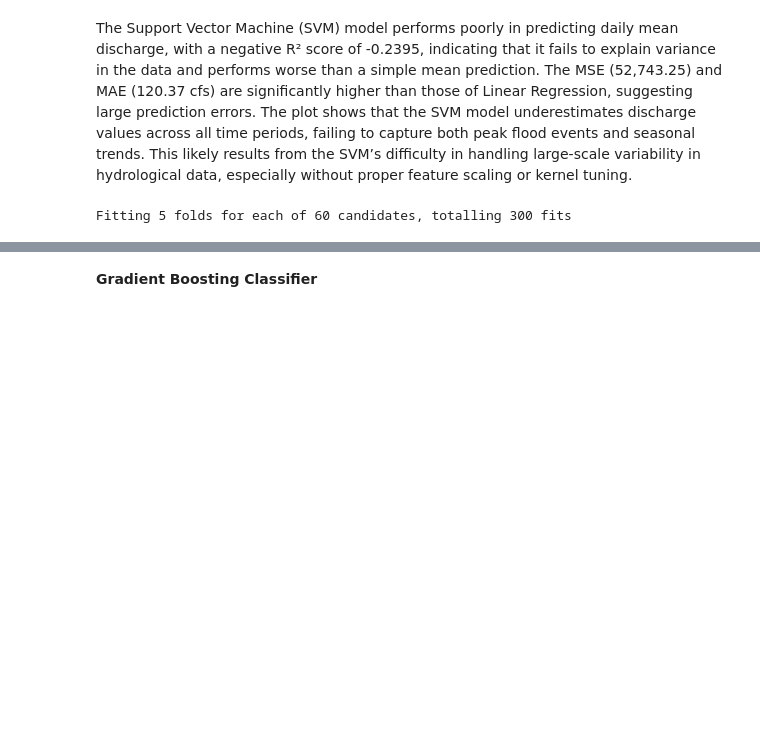
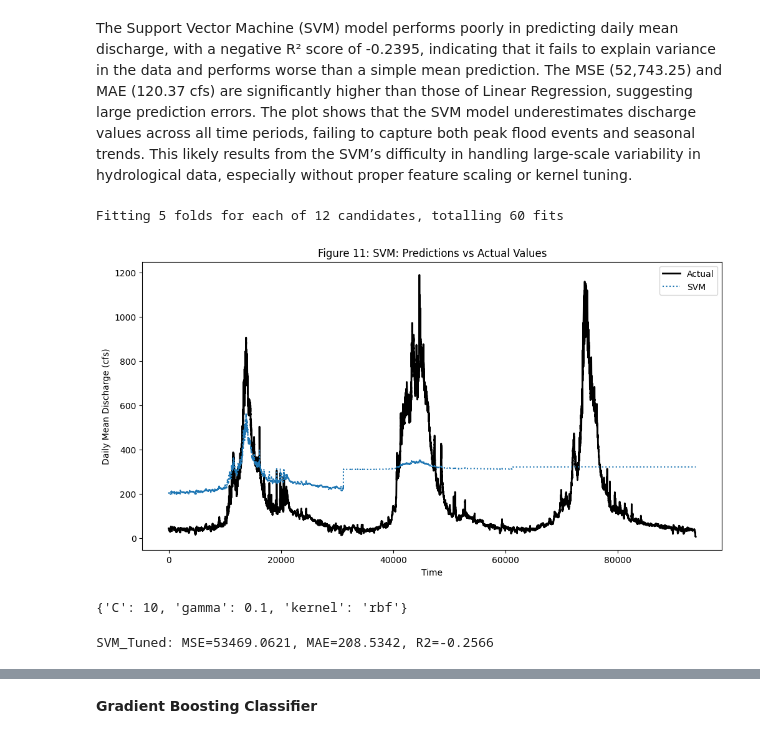
Before and after one commit to elliemmiller/datascience, a Jupyter notebook: SupervisedRegressionFinalPass.ipynb, the cells around one changed output, grey strips where cells are left out. Cells and saved outputs as stored; diff of their text form; code cells hidden in the pictures; blank space fills up the shorter version.

```diff
--- a/SupervisedRegressionFinalPass.ipynb
+++ b/SupervisedRegressionFinalPass.ipynb
@@ -590,7 +585,7 @@ SVM: MSE=52743.2512, MAE=120.3661, R2=-0.2395
 # %% [markdown]
 The Support Vector Machine (SVM) model performs poorly in predicting daily mean discharge, with a negative R² score of -0.2395, indicating that it fails to explain variance in the data and performs worse than a simple mean prediction. The MSE (52,743.25) and MAE (120.37 cfs) are significantly higher than those of Linear Regression, suggesting large prediction errors. The plot shows that the SVM model underestimates discharge values across all time periods, failing to capture both peak flood events and seasonal trends. This likely results from the SVM’s difficulty in handling large-scale variability in hydrological data, especially without proper feature scaling or kernel tuning.
 # %%
-# New SVM analysis after feature scaling and hyperparameter tuning
+# New SVM analysis after feature scaling and hyperparameter tuning (WARNING: THIS TAKES ALMOST AN HOUR TO RUN)
 
 # Standardize the feature data
 scaler = StandardScaler()
@@ -601,34 +596,40 @@ X_test_scaled = scaler.transform(X_test)
 svm_model = SVR()
 
 # Define hyperparameter grid
 param_grid = {
     'kernel': ['rbf', 'linear', 'poly'],
-    'C': [0.1, 1, 10, 100],
-    'gamma': ['scale', 'auto', 0.01, 0.1, 1]
+    'C': [1, 10],
+    'gamma': ['scale', 0.1,]
 }
 
 # Perform GridSearchCV
 grid_search = GridSearchCV(estimator=svm_model, param_grid=param_grid,
                            cv=5, n_jobs=-1, scoring='neg_mean_squared_error', verbose=2)
 grid_search.fit(X_train_scaled, y_train)
 
 # Get best parameters and train the best model
 best_params = grid_search.best_params_
 best_svm_model = grid_search.best_estimator_
 
 # Make predictions with the best model
 svm_pred = best_svm_model.predict(X_test_scaled)
 
 # Plot results
 plt.figure(figsize=(12, 6))
 plt.plot(y_test.values, label='Actual', color='black', linewidth=2)
 plt.plot(svm_pred, label='SVM', linestyle='dotted')
 plt.legend()
 plt.xlabel("Time")
 plt.ylabel("Daily Mean Discharge (cfs)")
-plt.title("Figure 11: SVM: Predictions vs Actual Values")
+plt.title("Figure 12: SVM (Tuned): Predictions vs Actual Values")
 plt.show()
 
 best_params
 # %% [output]
-Fitting 5 folds for each of 60 candidates, totalling 300 fits
+Fitting 5 folds for each of 12 candidates, totalling 60 fits
+[figure, added]
+{'C': 10, 'gamma': 0.1, 'kernel': 'rbf'}
+# %%
+evaluate_model("SVM_Tuned", y_test, svm_pred)
+# %% [output]
+SVM_Tuned: MSE=53469.0621, MAE=208.5342, R2=-0.2566
```
Also changed, not shown: parts of 20 cells of this notebook.
